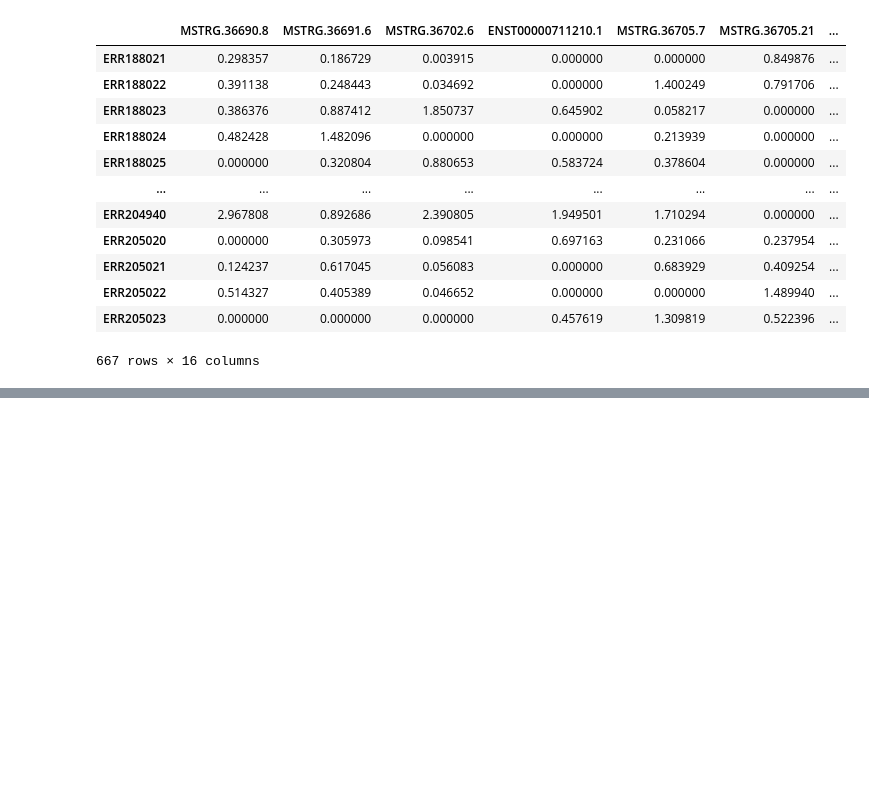
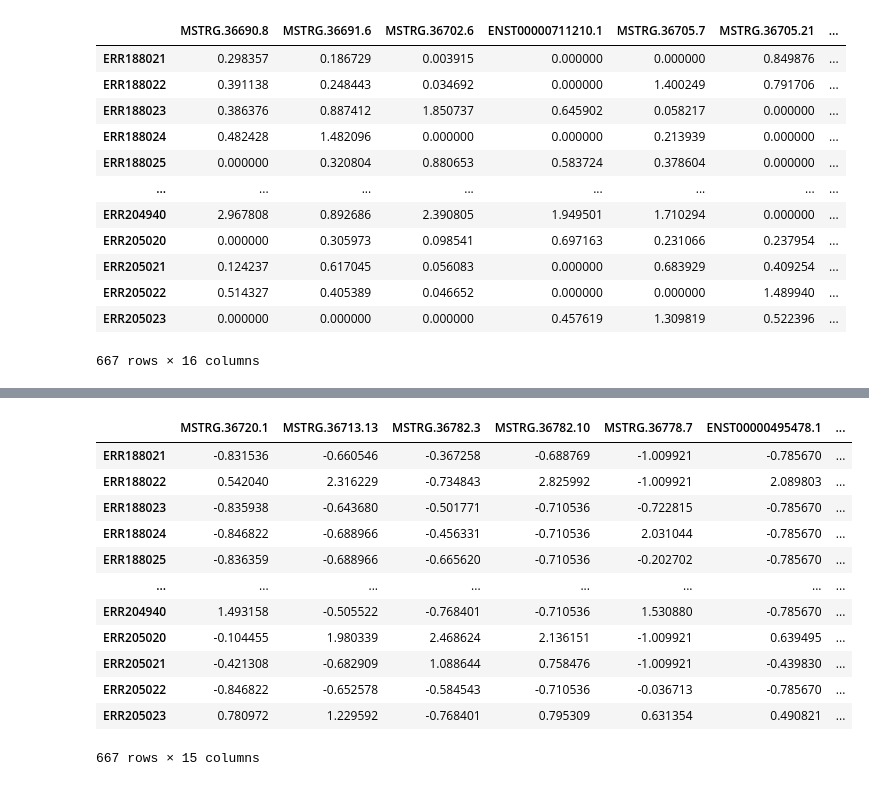
Before and after one commit to zodelheim/sea-infer-rna-seq, a Jupyter notebook: notebooks/BatchEffectCorrection.ipynb, the cells around one changed output, grey strips where cells are left out. Drawn from its saved outputs; the diff is of its cells as text; code cells hidden in the pictures; blank space fills up the shorter version.

Commit message:
add cells to test number of true chrY transcripts

```diff
--- a/notebooks/BatchEffectCorrection.ipynb
+++ b/notebooks/BatchEffectCorrection.ipynb
@@ -199,0 +213,16 @@ sns.histplot(true_Y.melt('Sex'), x='value', hue='Sex', log_scale=True)
+# %%
+true_Y
+# %% [output]
+|  | MSTRG.36720.1 | MSTRG.36713.13 | MSTRG.36782.3 | MSTRG.36782.10 | MSTRG.36778.7 | ENST00000495478.1 | ... |
+| ERR188021 | -0.831536 | -0.660546 | -0.367258 | -0.688769 | -1.009921 | -0.785670 | ... |
+| ERR188022 | 0.542040 | 2.316229 | -0.734843 | 2.825992 | -1.009921 | 2.089803 | ... |
+| ERR188023 | -0.835938 | -0.643680 | -0.501771 | -0.710536 | -0.722815 | -0.785670 | ... |
+| ERR188024 | -0.846822 | -0.688966 | -0.456331 | -0.710536 | 2.031044 | -0.785670 | ... |
+| ERR188025 | -0.836359 | -0.688966 | -0.665620 | -0.710536 | -0.202702 | -0.785670 | ... |
+| ... | ... | ... | ... | ... | ... | ... | ... |
+| ERR204940 | 1.493158 | -0.505522 | -0.768401 | -0.710536 | 1.530880 | -0.785670 | ... |
+| ERR205020 | -0.104455 | 1.980339 | 2.468624 | 2.136151 | -1.009921 | 0.639495 | ... |
+| ERR205021 | -0.421308 | -0.682909 | 1.088644 | 0.758476 | -1.009921 | -0.439830 | ... |
+| ERR205022 | -0.846822 | -0.652578 | -0.584543 | -0.710536 | -0.036713 | -0.785670 | ... |
+| ERR205023 | 0.780972 | 1.229592 | -0.768401 | 0.795309 | 0.631354 | 0.490821 | ... |
+667 rows × 15 columns
```
Also changed, not shown: parts of 14 cells of this notebook.
